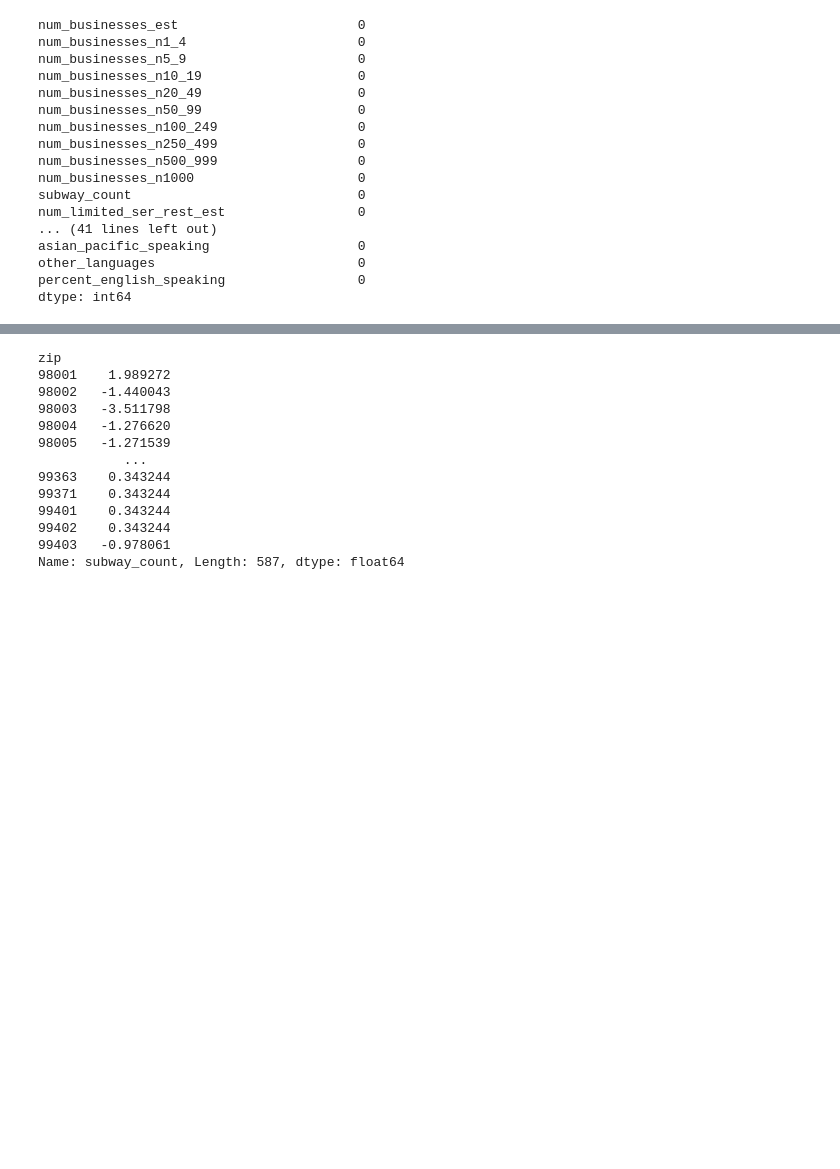
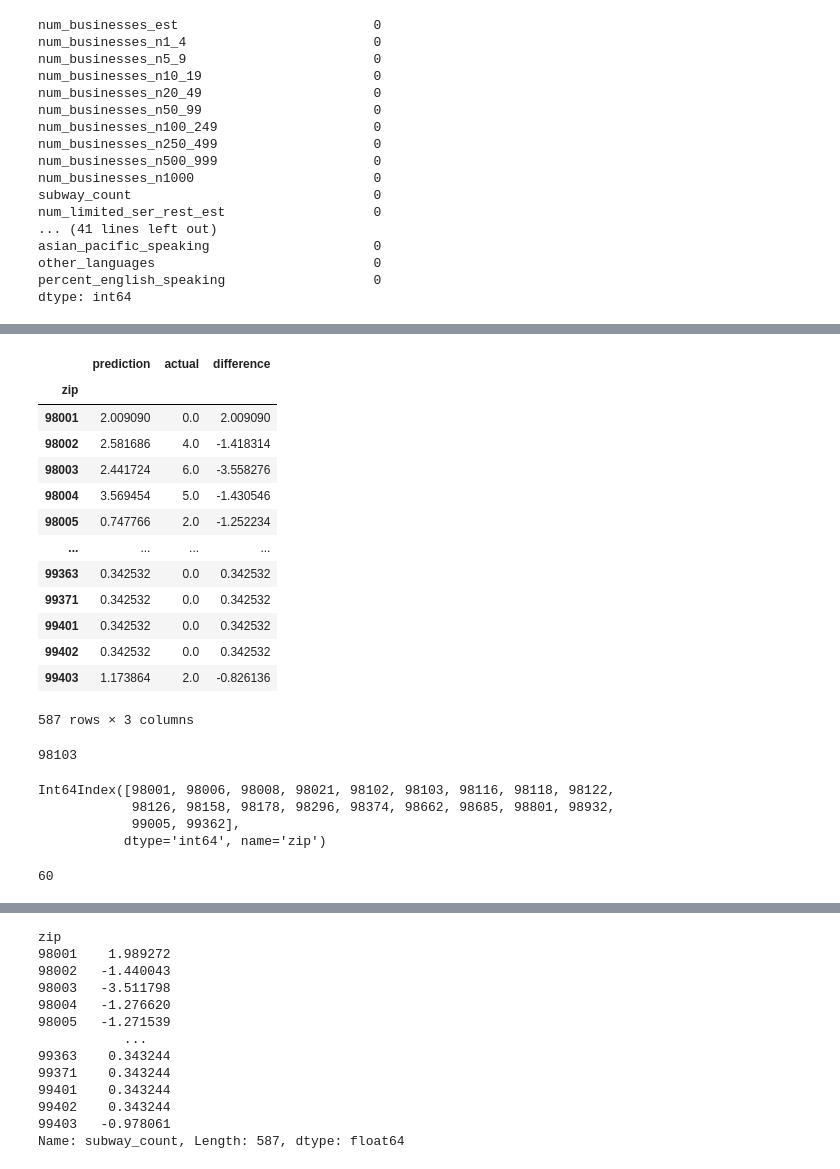
Before and after one commit to Tenacious-E/Subway_Restaurant_Optimizer, a Jupyter notebook: Subway_Optimizer.ipynb, the cells around one changed output, grey strips where cells are left out. Drawn from its saved outputs; the diff is of its cells as text; code cells hidden in the pictures; blank space fills up the shorter version.

```diff
--- a/Subway_Optimizer.ipynb
+++ b/Subway_Optimizer.ipynb
@@ -700,0 +1262,18 @@ y_pred = cross_val_predict(model, df, y, cv=8)
+# %%
+test = pd.read_pickle('data/result_website.pkl')
+test
+# %% [output]
+|  | prediction | actual | difference |
+| zip |  |  |  |
+| 98001 | 2.009090 | 0.0 | 2.009090 |
+| 98002 | 2.581686 | 4.0 | -1.418314 |
+| 98003 | 2.441724 | 6.0 | -3.558276 |
+| 98004 | 3.569454 | 5.0 | -1.430546 |
+| 98005 | 0.747766 | 2.0 | -1.252234 |
+| ... | ... | ... | ... |
+| 99363 | 0.342532 | 0.0 | 0.342532 |
+| 99371 | 0.342532 | 0.0 | 0.342532 |
+| 99401 | 0.342532 | 0.0 | 0.342532 |
+| 99402 | 0.342532 | 0.0 | 0.342532 |
+| 99403 | 1.173864 | 2.0 | -0.826136 |
+587 rows × 3 columns
@@ -700,0 +1282,11 @@ y_pred = cross_val_predict(model, df, y, cv=8)
+# %%
+df_prediction['difference'].idxmax()
+# %% [output]
+98103
+# %%
+df_prediction[df_prediction['difference'] >= 1].index
+# %% [output]
+Int64Index([98001, 98006, 98008, 98021, 98102, 98103, 98116, 98118, 98122,
+            98126, 98158, 98178, 98296, 98374, 98662, 98685, 98801, 98932,
+            99005, 99362],
+           dtype='int64', name='zip')
@@ -700,0 +1296,4 @@ y_pred = cross_val_predict(model, df, y, cv=8)
+# %%
+len(list(df_prediction[df_prediction['difference'] <= -1].index))
+# %% [output]
+60
```
Also changed, not shown: parts of 71 cells of this notebook.
